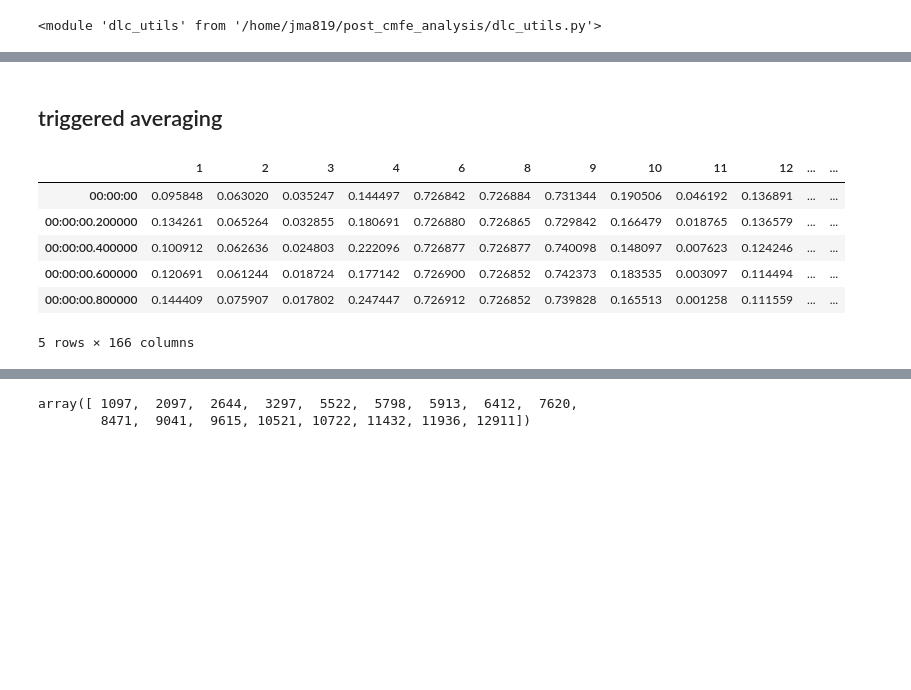
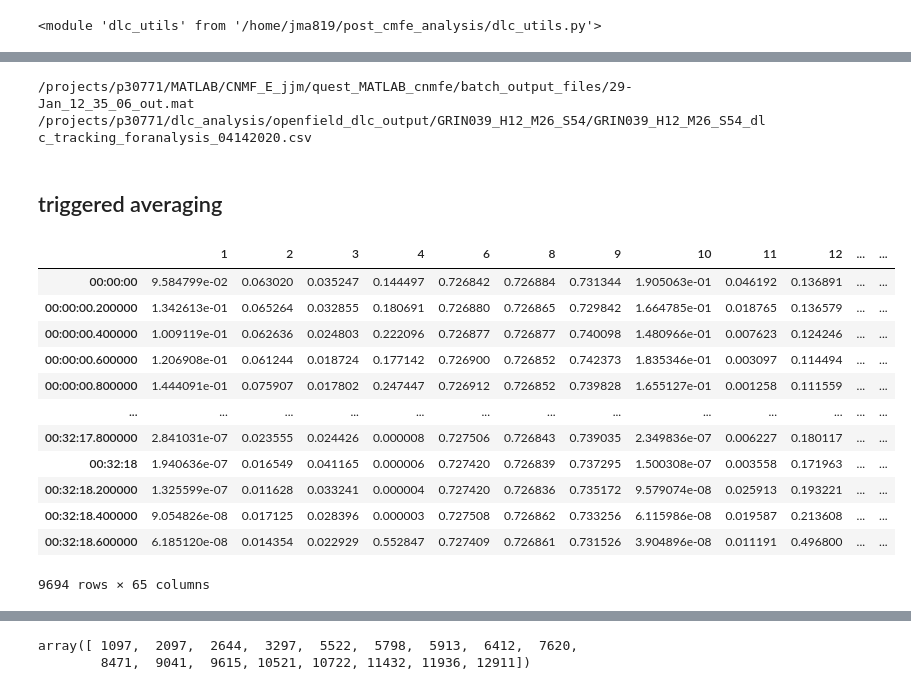
Before and after one commit to marburyvthesea/post_cnmfe_analysis, a Jupyter notebook: openfield_analysis/triggered_averaging/triggered_averaging_group_new_z_score.ipynb, the cells around one changed output, grey strips where cells are left out. Drawn from its saved outputs; the diff is of its cells as text; code cells hidden in the pictures; blank space fills up the shorter version.

```diff
--- a/openfield_analysis/triggered_averaging/triggered_averaging_group_new_z_score.ipynb
+++ b/openfield_analysis/triggered_averaging/triggered_averaging_group_new_z_score.ipynb
@@ -49,3 +66,14 @@ CNMFE_dir_paths_list = [str(cnmfe_base_dir+fname) for fname in wt_CNMFE_files]
+# %%
+cell_fluorescence = sio.loadmat(CNMFE_file)
+C_timedelta = utils_jjm.create_fluorescence_time_delta(cell_fluorescence['C'])
+C_normalized = C_timedelta.apply(utils_jjm.normalize).set_index(pd.to_timedelta(np.linspace(0, (len(C_timedelta)-1)*(1/20), len(C_timedelta)), unit='s'), drop=True)
+C_z_scored = C_timedelta.apply(stats.zscore).set_index(pd.to_timedelta(np.linspace(0, (len(C_timedelta)-1)*(1/20), len(C_timedelta)), unit='s'), drop=True)
+C_normalized_z_scored = C_normalized.apply(stats.zscore).set_index(pd.to_timedelta(np.linspace(0, (len(C_normalized)-1)*(1/20), len(C_normalized)), unit='s'), drop=True)
+# %%
+interpolated = utils_jjm.prepare_timedelta_dfs(tracking_file)
+# %%
+com_df, spatial_components = utils_jjm.return_spatial_info(CNMFE_file, 0.6)
+cell_contours, for_dims = utils_jjm.create_contour_layouts(spatial_components)
 # %%
 binning_time = 1 # seconds
 body_part_for_tracking = 'tail_base' #
@@ -53,9 +81,9 @@ body_part_for_tracking = 'tail_base' #
 grouped_raw_data = {}
 success = []
 failed = []
-for CNMFE_file, tracking_file in zip(CNMFE_dir_paths_list, tracking_files):
-    #print(CNMFE_file)
-    #print(tracking_file)
+for CNMFE_file, tracking_file in zip(CNMFE_dir_paths_list[0:1], tracking_files[0:1]):
+    print(CNMFE_file)
+    print(tracking_file)
     try:
         # load cell fluorescence
         cell_fluorescence = sio.loadmat(CNMFE_file)
@@ -80,6 +108,9 @@ for CNMFE_file, tracking_file in zip(CNMFE_dir_paths_list, tracking_files):
         failed.append(tracking_file)
     except OSError:
         failed.append(tracking_file)
+# %% [output]
+/projects/p30771/MATLAB/CNMF_E_jjm/quest_MATLAB_cnmfe/batch_output_files/29-Jan_12_35_06_out.mat
+/projects/p30771/dlc_analysis/openfield_dlc_output/GRIN039_H12_M26_S54/GRIN039_H12_M26_S54_dlc_tracking_foranalysis_04142020.csv
 # %% [markdown]
 ## triggered averaging
 # %%
@@ -106,12 +137,18 @@ C_df = pd.concat([filtered_for_analysis[session].resample(str(new_sampling_inter
 C_norm_df = pd.concat([filtered_for_analysis_normalized[session].resample(str(new_sampling_interval)+'S').max()
                   for session in list(grouped_raw_data.keys())], keys=list(grouped_raw_data.keys()))
 # %%
-C_norm_df.loc['GRIN039_H12_M26_S54'].head()
+C_norm_df.loc['GRIN039_H12_M26_S54']
 # %% [output]
 |  | 1 | 2 | 3 | 4 | 6 | 8 | 9 | 10 | 11 | 12 | ... | ... |
-| 00:00:00 | 0.095848 | 0.063020 | 0.035247 | 0.144497 | 0.726842 | 0.726884 | 0.731344 | 0.190506 | 0.046192 | 0.136891 | ... | ... |
-| 00:00:00.200000 | 0.134261 | 0.065264 | 0.032855 | 0.180691 | 0.726880 | 0.726865 | 0.729842 | 0.166479 | 0.018765 | 0.136579 | ... | ... |
-| 00:00:00.400000 | 0.100912 | 0.062636 | 0.024803 | 0.222096 | 0.726877 | 0.726877 | 0.740098 | 0.148097 | 0.007623 | 0.124246 | ... | ... |
-| 00:00:00.600000 | 0.120691 | 0.061244 | 0.018724 | 0.177142 | 0.726900 | 0.726852 | 0.742373 | 0.183535 | 0.003097 | 0.114494 | ... | ... |
-| 00:00:00.800000 | 0.144409 | 0.075907 | 0.017802 | 0.247447 | 0.726912 | 0.726852 | 0.739828 | 0.165513 | 0.001258 | 0.111559 | ... | ... |
+| 00:00:00 | 9.584799e-02 | 0.063020 | 0.035247 | 0.144497 | 0.726842 | 0.726884 | 0.731344 | 1.905063e-01 | 0.046192 | 0.136891 | ... | ... |
+| 00:00:00.200000 | 1.342613e-01 | 0.065264 | 0.032855 | 0.180691 | 0.726880 | 0.726865 | 0.729842 | 1.664785e-01 | 0.018765 | 0.136579 | ... | ... |
+| 00:00:00.400000 | 1.009119e-01 | 0.062636 | 0.024803 | 0.222096 | 0.726877 | 0.726877 | 0.740098 | 1.480966e-01 | 0.007623 | 0.124246 | ... | ... |
+| 00:00:00.600000 | 1.206908e-01 | 0.061244 | 0.018724 | 0.177142 | 0.726900 | 0.726852 | 0.742373 | 1.835346e-01 | 0.003097 | 0.114494 | ... | ... |
+| 00:00:00.800000 | 1.444091e-01 | 0.075907 | 0.017802 | 0.247447 | 0.726912 | 0.726852 | 0.739828 | 1.655127e-01 | 0.001258 | 0.111559 | ... | ... |
+| ... | ... | ... | ... | ... | ... | ... | ... | ... | ... | ... | ... | ... |
+| 00:32:17.800000 | 2.841031e-07 | 0.023555 | 0.024426 | 0.000008 | 0.727506 | 0.726843 | 0.739035 | 2.349836e-07 | 0.006227 | 0.180117 | ... | ... |
+| 00:32:18 | 1.940636e-07 | 0.016549 | 0.041165 | 0.000006 | 0.727420 | 0.726839 | 0.737295 | 1.500308e-07 | 0.003558 | 0.171963 | ... | ... |
+| 00:32:18.200000 | 1.325599e-07 | 0.011628 | 0.033241 | 0.000004 | 0.727420 | 0.726836 | 0.735172 | 9.579074e-08 | 0.025913 | 0.193221 | ... | ... |
+| 00:32:18.400000 | 9.054826e-08 | 0.017125 | 0.028396 | 0.000003 | 0.727508 | 0.726862 | 0.733256 | 6.115986e-08 | 0.019587 | 0.213608 | ... | ... |
+| 00:32:18.600000 | 6.185120e-08 | 0.014354 | 0.022929 | 0.552847 | 0.727409 | 0.726861 | 0.731526 | 3.904896e-08 | 0.011191 | 0.496800 | ... | ... |
-5 rows × 166 columns
+9694 rows × 65 columns
```
Also changed, not shown: parts of 18 cells of this notebook, 2 other files.
